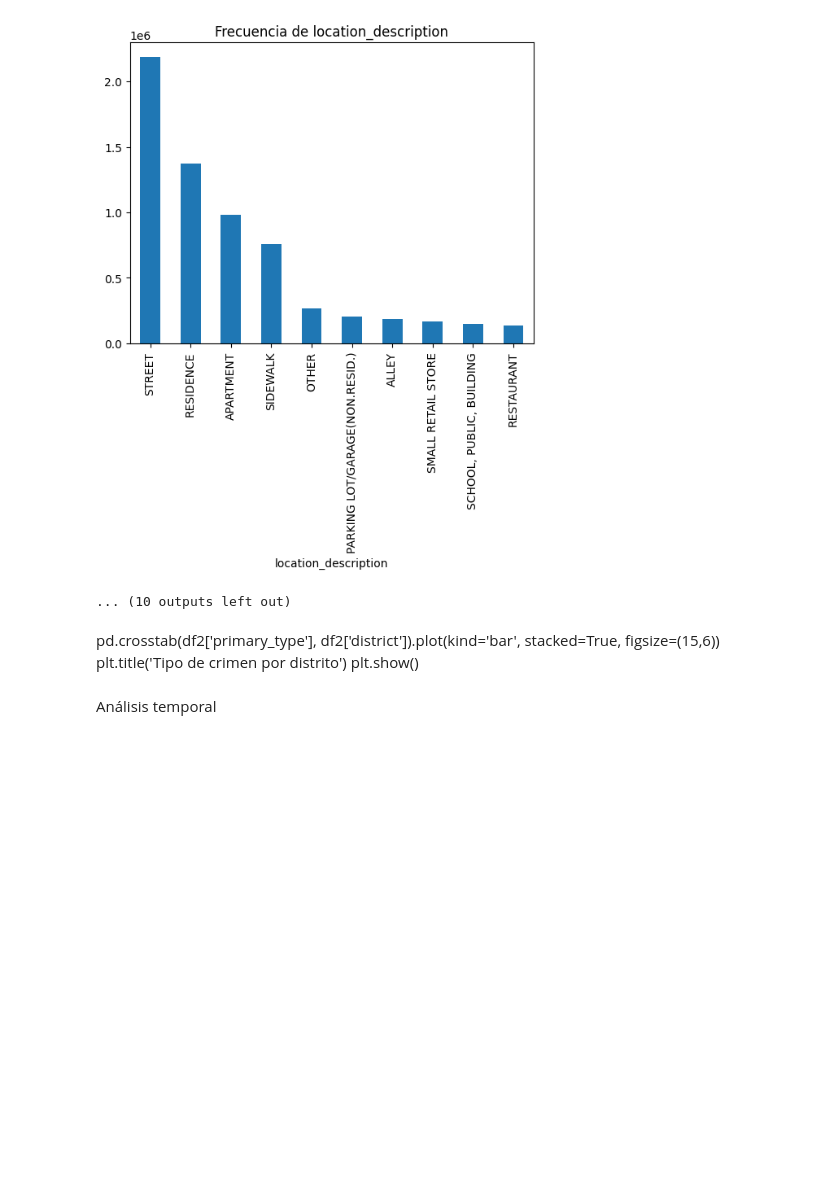
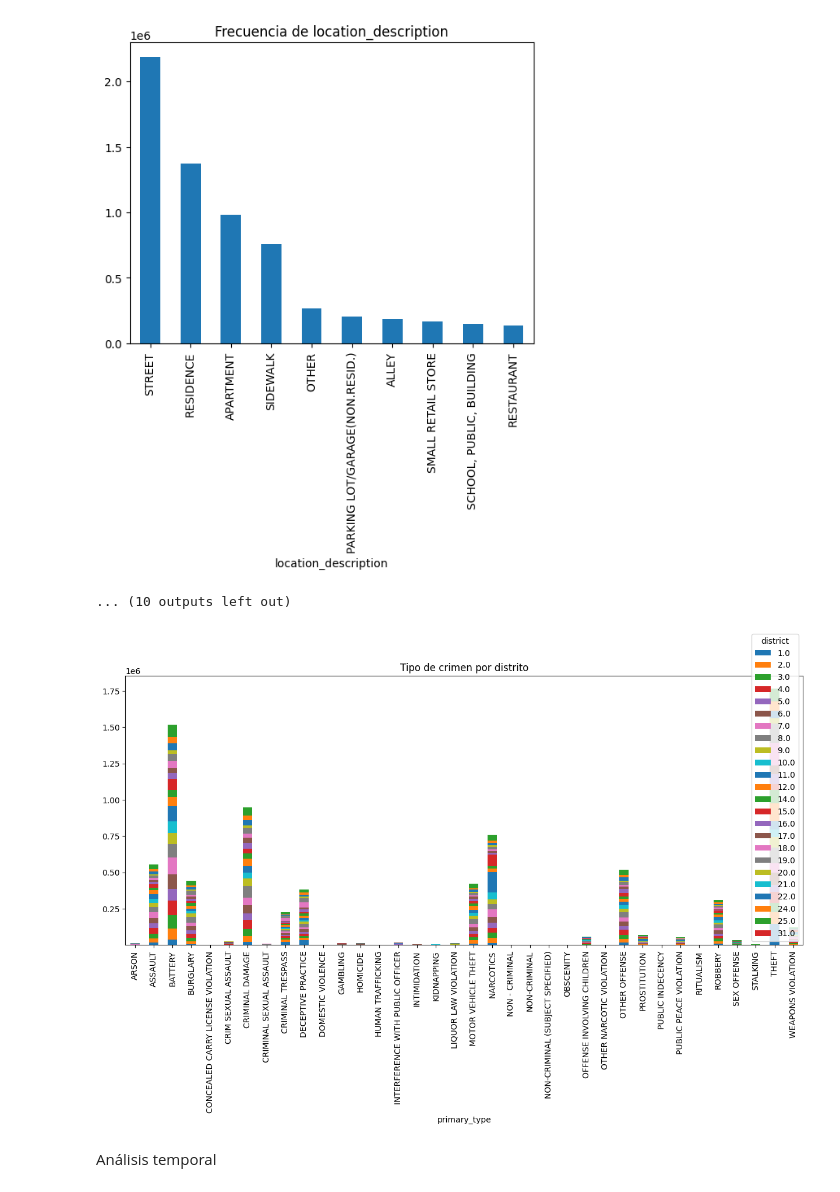
Before and after one commit to sarablanz/crime_chicago, a Jupyter notebook: notebook/1_limpieza_IUCR.ipynb, the cells around one changed output. Drawn from its saved outputs; the diff is of its cells as text; code cells hidden in the pictures; blank space fills up the shorter version.

```diff
--- a/notebook/EDA.ipynb
+++ b/notebook/1_limpieza_IUCR.ipynb
@@ -319,3 +317,9 @@ plt.show()
 print(booleans)
 # %% [output]
 ['arrest', 'domestic']
+# %%
+# Convertir variables booleanas a 0 y 1
+df2[booleans] = df2[booleans].astype(int)
+
+# Verificar los primeros valores
+print(df2[booleans].head())
@@ -421,10 +432,12 @@ RESTAURANT                         139295
 Name: count, dtype: int64
 [figure]
 ... (10 outputs left out)
-# %% [markdown]
-pd.crosstab(df2['primary_type'], df2['district']).plot(kind='bar', stacked=True, figsize=(15,6))
-plt.title('Tipo de crimen por distrito')
-plt.show()
+# %%
+pd.crosstab(df2['primary_type'], df2['district']).plot(kind='bar', stacked=True, figsize=(15,6))
+plt.title('Tipo de crimen por distrito')
+plt.show()
+# %% [output]
+[figure, added]
 # %% [markdown]
 Análisis temporal
 # %%
```
Also changed, not shown: parts of 16 cells of this notebook, 14 other files.
